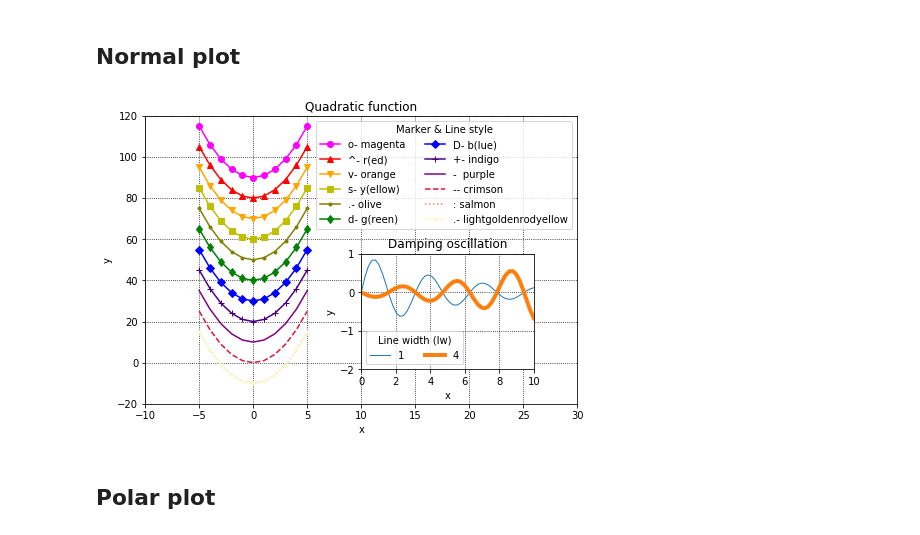
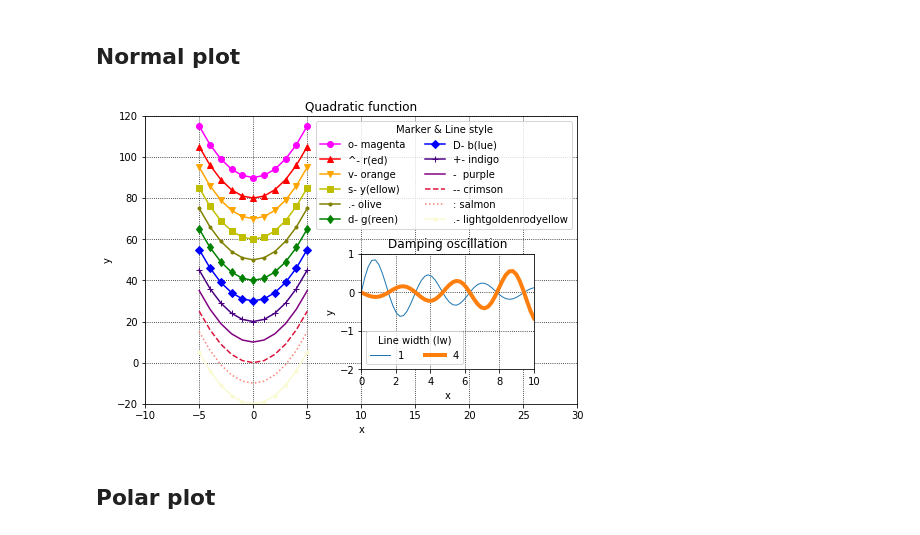
Before and after one commit to HanayaOkuda/Python_references, a Jupyter notebook: 20190422_matplotlib.ipynb, the cells around one changed output. Cells and saved outputs as stored; diff of their text form; code cells hidden in the pictures.

```diff
--- a/20190422_matplotlib.ipynb
+++ b/20190422_matplotlib.ipynb
@@ -20,37 +20,37 @@ plt.plot(x,y+20,"+-",c="indigo",label="+- indigo")
 plt.plot(x,y+10,"-",c="purple",label="-  purple")
 plt.plot(x,y+0,"--",c="crimson",label="-- crimson")
 plt.plot(x,y-10,":",c="salmon",label=": salmon")
-plt.plot(x,y-10,".-",c="lightgoldenrodyellow",label=".- lightgoldenrodyellow")
+plt.plot(x,y-20,".-",c="lightgoldenrodyellow",label=".- lightgoldenrodyellow")
 
 plt.xlim(-10,30)
 plt.ylim(-20,120)
 plt.xlabel("x")
 plt.ylabel("y")
 plt.legend(loc="best",title="Marker & Line style",ncol=2)
 plt.grid(which='major',color='black',linestyle=':')
 plt.title("Quadratic function")
 
 #----------------------------------------
 plt.axes([0.5,0.12,0.4,0.4])
 
 x2=np.linspace(0,10,50)
 y2=np.sin(x2*2)
 
 plt.plot(x2,y2*np.exp(-x2/5),"-",lw=1,label="1")
 plt.plot(x2,-y2/10*np.exp(x2/5),"-",lw=4,label="4")
 
 plt.xlim(0,10)
 plt.ylim(-2,1)
 plt.xlabel("x")
 plt.ylabel("y")
 plt.legend(loc="best",title="Line width (lw)",ncol=2)
 plt.grid(which='major',color='black',linestyle=':')
 plt.title("Damping oscillation")
 
 #plt.savefig("Spiral.png",format='png',dpi=300,bbox_inches="tight")
 plt.show()
 # %% [output]
-[figure, old version]
+[figure, new version]
 # %% [markdown]
 ## Polar plot
 # %%
```
